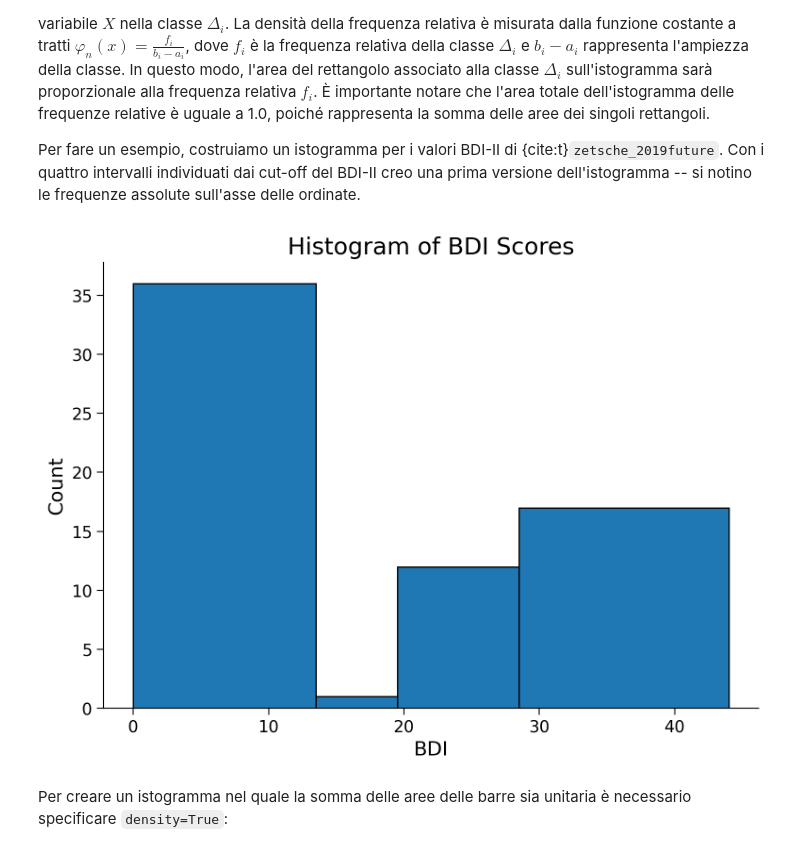
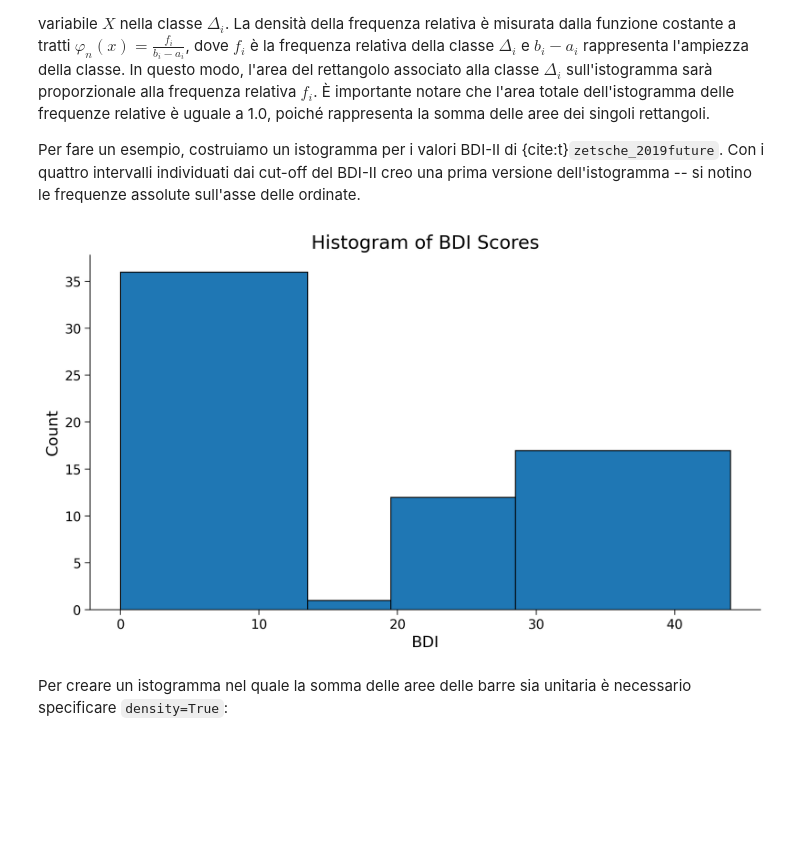
Before and after one commit to ccaudek/ds4psy, a Jupyter notebook: chapter_2/03_freq_distr.ipynb, the cells around one changed output. Saved outputs shown, nothing was run; the diff lists cells and outputs as text; code cells hidden in the pictures; blank space fills up the shorter version.

```diff
--- a/chapter_2/03_freq_distr.ipynb
+++ b/chapter_2/03_freq_distr.ipynb
@@ -362,13 +361,14 @@ Una distribuzione di frequenze può essere rappresentata graficamente attraverso
 Per fare un esempio, costruiamo un istogramma per i valori BDI-II di {cite:t}`zetsche_2019future`. Con i quattro intervalli individuati dai cut-off del BDI-II creo una prima versione dell'istogramma -- si notino le frequenze assolute sull'asse delle ordinate.
 # %%
 bdi_bins = [0, 13.5, 19.5, 28.5, 44]
+plt.figure(figsize=(10, 6))
 plt.hist(df["bdi"], bins=bdi_bins, edgecolor="black")
 plt.xlabel("BDI")
 plt.ylabel("Count")
 plt.title("Histogram of BDI Scores")
 plt.show()
 # %% [output]
-[figure, old version]
+[figure, new version]
 # %% [markdown]
 Per creare un istogramma nel quale la somma delle aree delle barre sia unitaria è necessario specificare `density=True`:
 # %%
```
Also changed, not shown: parts of 11 cells of this notebook, 14 other files.
